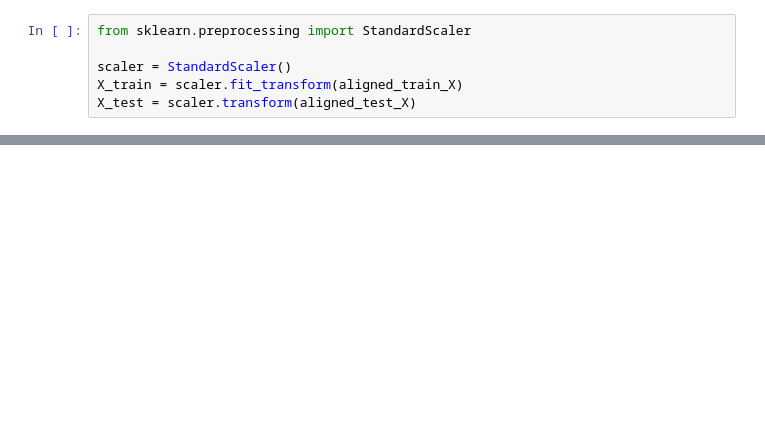
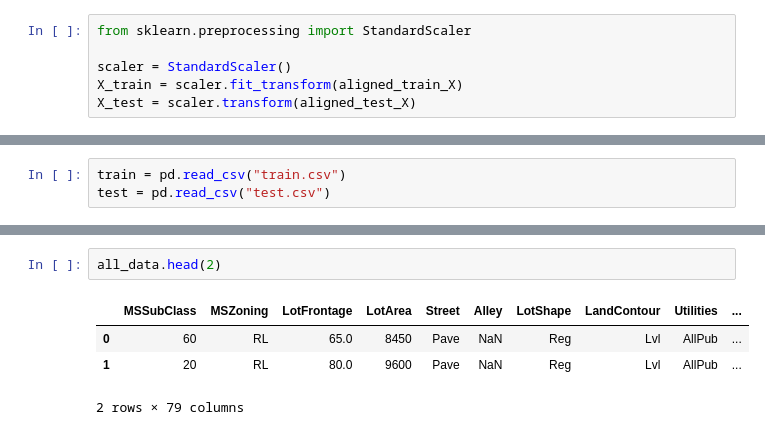
Before and after one commit to jloesch30/BDS_Team_Fall2021, a Jupyter notebook: hw3/Josh_HW_3.ipynb, the cells around one changed output, grey strips where cells are left out. Drawn from its saved outputs; the diff is of its cells as text; blank space fills up the shorter version.

```diff
--- a/hw3/Josh_HW_3.ipynb
+++ b/hw3/Josh_HW_3.ipynb
@@ -398,0 +575,3 @@ aligned_test_X.E
+# %%
+train = pd.read_csv("train.csv")
+test = pd.read_csv("test.csv")
@@ -398,0 +596,7 @@ aligned_test_X.E
+# %%
+all_data.head(2)
+# %% [output]
+|  | MSSubClass | MSZoning | LotFrontage | LotArea | Street | Alley | LotShape | LandContour | Utilities | ... |
+| 0 | 60 | RL | 65.0 | 8450 | Pave | NaN | Reg | Lvl | AllPub | ... |
+| 1 | 20 | RL | 80.0 | 9600 | Pave | NaN | Reg | Lvl | AllPub | ... |
+2 rows × 79 columns
```
Also changed, not shown: parts of 53 cells of this notebook, 1 other file.
